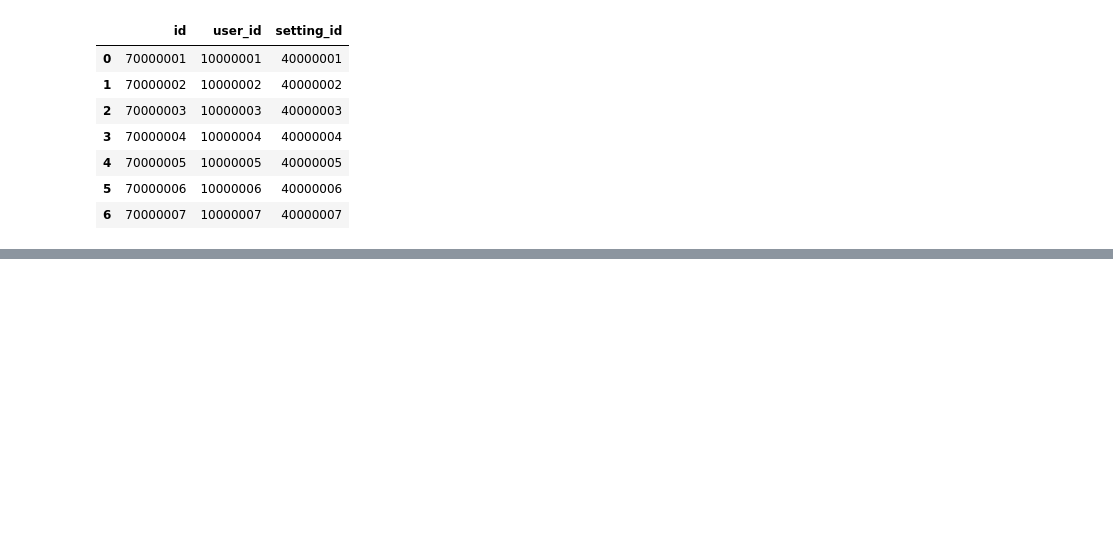
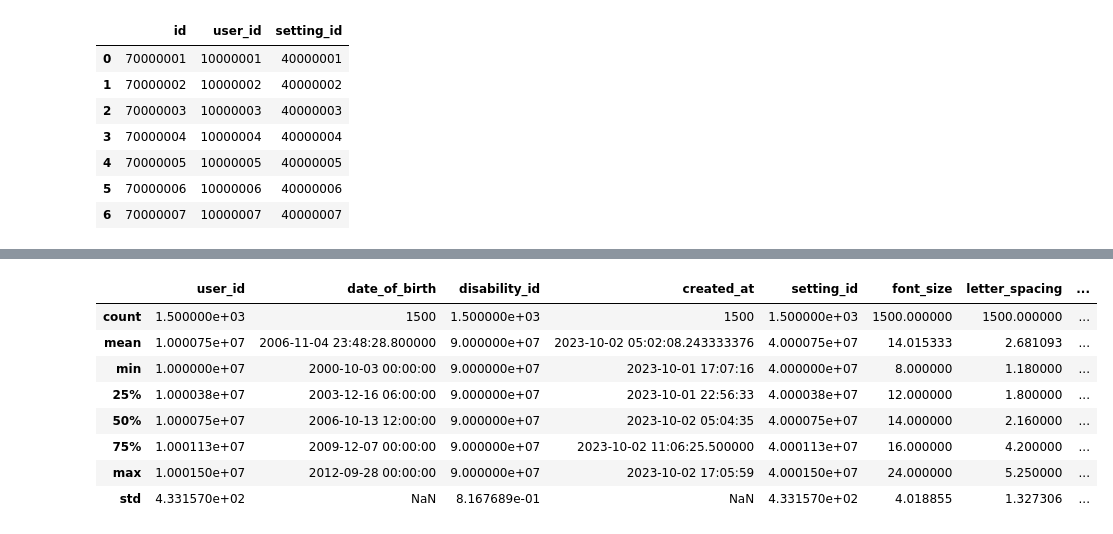
Before and after one commit to caidennason/learnlink-team-4, a Jupyter notebook: rec-system/index.ipynb, the cells around one changed output, grey strips where cells are left out. Cells and saved outputs as stored; diff of their text form; code cells hidden in the pictures; blank space fills up the shorter version.

```diff
--- a/rec-system/index.ipynb
+++ b/rec-system/index.ipynb
@@ -481,0 +550,4 @@ user_settings.head(7)
+# %%
+
+df = users.merge(user_settings, left_on='id', right_on='user_id').merge(settings, left_on='setting_id', right_on='id')
+# df.head(7)
@@ -481,0 +592,12 @@ user_settings.head(7)
+# %%
+df.describe()
+# %% [output]
+|  | user_id | date_of_birth | disability_id | created_at | setting_id | font_size | letter_spacing | ... |
+| count | 1.500000e+03 | 1500 | 1.500000e+03 | 1500 | 1.500000e+03 | 1500.000000 | 1500.000000 | ... |
+| mean | 1.000075e+07 | 2006-11-04 23:48:28.800000 | 9.000000e+07 | 2023-10-02 05:02:08.243333376 | 4.000075e+07 | 14.015333 | 2.681093 | ... |
+| min | 1.000000e+07 | 2000-10-03 00:00:00 | 9.000000e+07 | 2023-10-01 17:07:16 | 4.000000e+07 | 8.000000 | 1.180000 | ... |
+| 25% | 1.000038e+07 | 2003-12-16 06:00:00 | 9.000000e+07 | 2023-10-01 22:56:33 | 4.000038e+07 | 12.000000 | 1.800000 | ... |
+| 50% | 1.000075e+07 | 2006-10-13 12:00:00 | 9.000000e+07 | 2023-10-02 05:04:35 | 4.000075e+07 | 14.000000 | 2.160000 | ... |
+| 75% | 1.000113e+07 | 2009-12-07 00:00:00 | 9.000000e+07 | 2023-10-02 11:06:25.500000 | 4.000113e+07 | 16.000000 | 4.200000 | ... |
+| max | 1.000150e+07 | 2012-09-28 00:00:00 | 9.000000e+07 | 2023-10-02 17:05:59 | 4.000150e+07 | 24.000000 | 5.250000 | ... |
+| std | 4.331570e+02 | NaN | 8.167689e-01 | NaN | 4.331570e+02 | 4.018855 | 1.327306 | ... |
```
Also changed, not shown: parts of 51 cells of this notebook, 7 other files.
